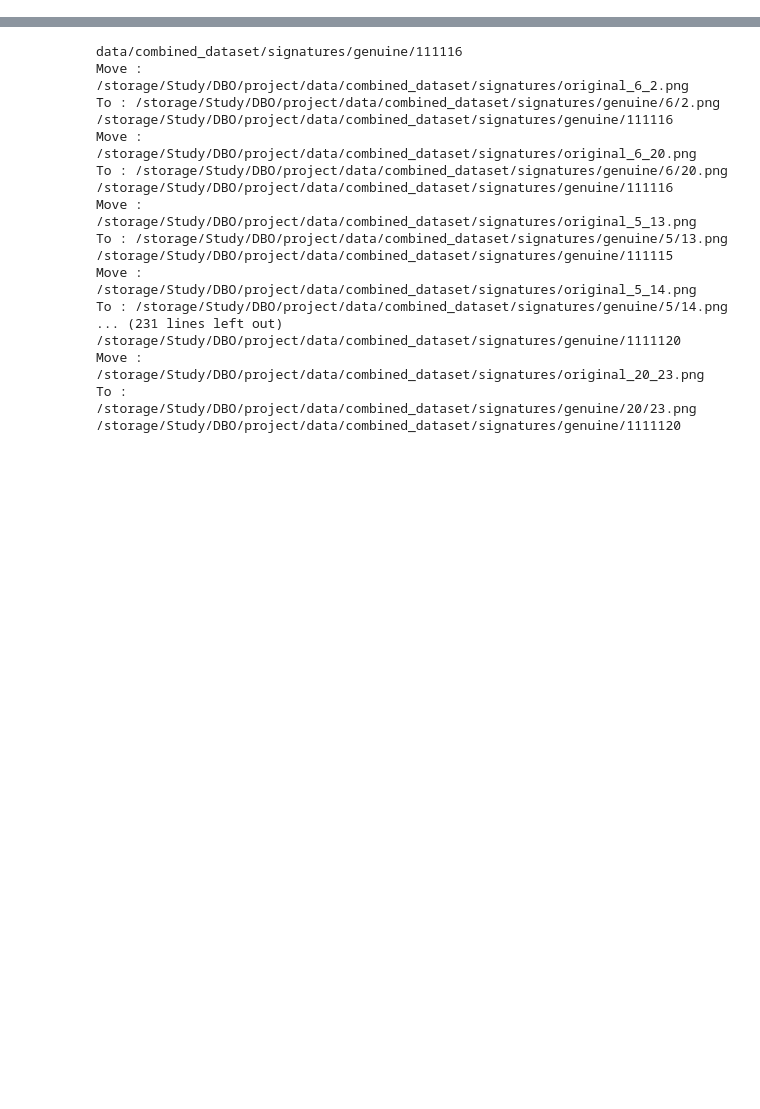
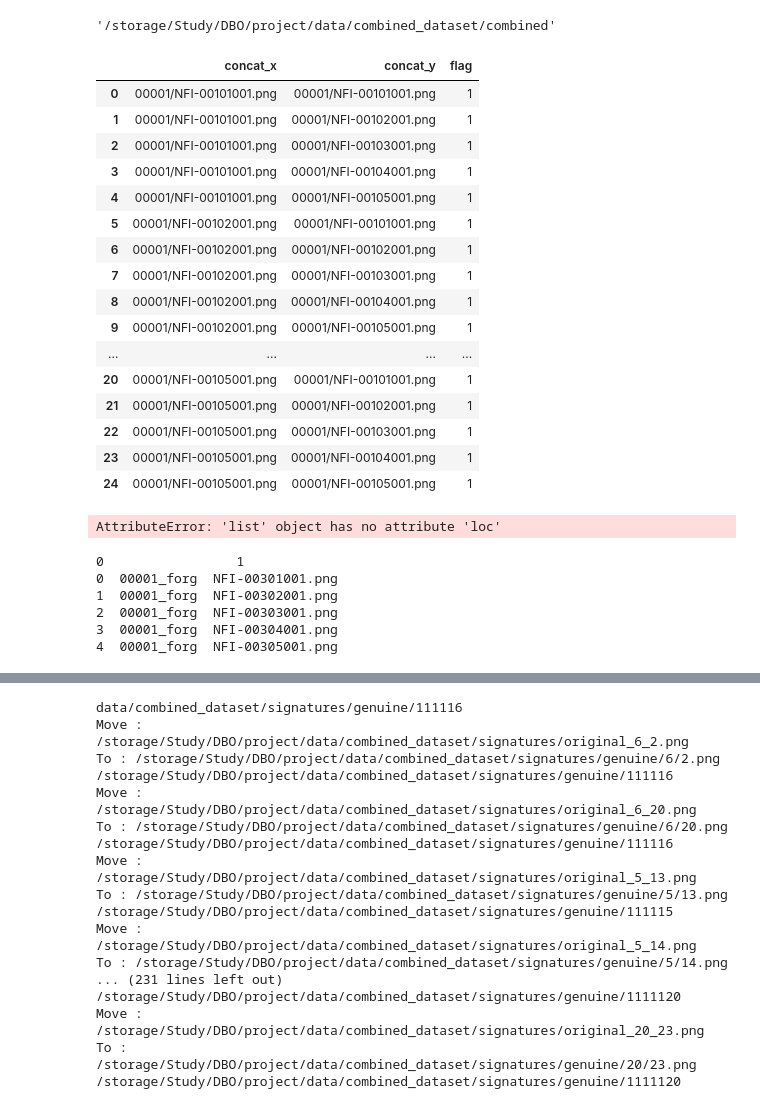
Before and after one commit to care1e55/signature_similarity, a Jupyter notebook: dataset.ipynb, the cells around one changed output, grey strips where cells are left out. Cells and saved outputs as stored; diff of their text form; code cells hidden in the pictures; blank space fills up the shorter version.

```diff
--- a/dataset.ipynb
+++ b/dataset.ipynb
@@ -4,0 +11,12 @@ import shutil
+# %%
+files_list = []
+for root, dirs, files in os.walk(base_path):
+    if files:
+        files_list.append([ os.path.join(root, file) for file in files ])
+# %%
+dataframes = []
+files_list = []
+# %%
+for root, dirs, files in os.walk(base_path):
+    if files:
+        dataframes.append(pd.DataFrame([(root.split("/")[-1], file) for file in files ]))
@@ -4,0 +49,28 @@ import shutil
+# %%
+base_path
+# %% [output]
+'/storage/Study/DBO/project/data/combined_dataset/combined'
+# %%
+df = pd.merge(dataframes[i].assign(foo=1), dataframes[i].assign(foo=1), on='foo', how='outer').drop('foo',1).assign(flag=1)
+# %%
+df['concat_x'] = df['0_x'] + '/' + df['1_x']
+df['concat_y'] = df['0_y'] + '/' + df['1_y']
+df[['concat_x', 'concat_y', 'flag']]
+# %% [output]
+|  | concat_x | concat_y | flag |
+| 0 | 00001/NFI-00101001.png | 00001/NFI-00101001.png | 1 |
+| 1 | 00001/NFI-00101001.png | 00001/NFI-00102001.png | 1 |
+| 2 | 00001/NFI-00101001.png | 00001/NFI-00103001.png | 1 |
+| 3 | 00001/NFI-00101001.png | 00001/NFI-00104001.png | 1 |
+| 4 | 00001/NFI-00101001.png | 00001/NFI-00105001.png | 1 |
+| 5 | 00001/NFI-00102001.png | 00001/NFI-00101001.png | 1 |
+| 6 | 00001/NFI-00102001.png | 00001/NFI-00102001.png | 1 |
+| 7 | 00001/NFI-00102001.png | 00001/NFI-00103001.png | 1 |
+| 8 | 00001/NFI-00102001.png | 00001/NFI-00104001.png | 1 |
+| 9 | 00001/NFI-00102001.png | 00001/NFI-00105001.png | 1 |
+| ... | ... | ... | ... |
+| 20 | 00001/NFI-00105001.png | 00001/NFI-00101001.png | 1 |
+| 21 | 00001/NFI-00105001.png | 00001/NFI-00102001.png | 1 |
+| 22 | 00001/NFI-00105001.png | 00001/NFI-00103001.png | 1 |
+| 23 | 00001/NFI-00105001.png | 00001/NFI-00104001.png | 1 |
+| 24 | 00001/NFI-00105001.png | 00001/NFI-00105001.png | 1 |
@@ -4,0 +79,17 @@ import shutil
+# %%
+dataframes[0] == '00001'
+dataframes.loc([dataframes[0] == '00001'])
+# %% [output]
+AttributeError: 'list' object has no attribute 'loc'
+# %%
+for i, dataframe in enumerate(dataframes):
+    if "00001_forg" in dataframes[i][0][0]:
+        dataframes[i]
+        break
+# %% [output]
+0                 1
+0  00001_forg  NFI-00301001.png
+1  00001_forg  NFI-00302001.png
+2  00001_forg  NFI-00303001.png
+3  00001_forg  NFI-00304001.png
+4  00001_forg  NFI-00305001.png
```
Also changed, not shown: parts of 26 cells of this notebook, 1 other file.
